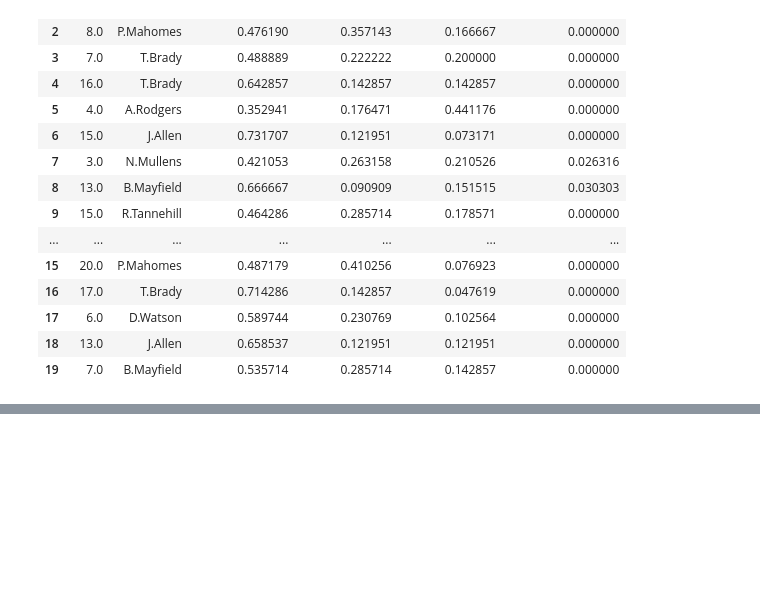
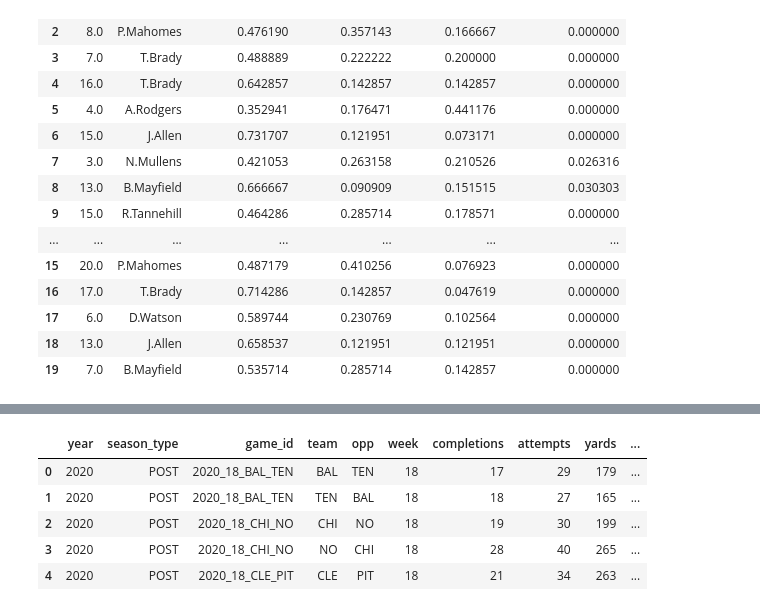
Before and after one commit to shind07/nfl-data, a Jupyter notebook: notebooks/passing_refactor.ipynb, the cells around one changed output, grey strips where cells are left out. Cells and saved outputs as stored; diff of their text form; code cells hidden in the pictures; blank space fills up the shorter version.

```diff
--- a/notebooks/passing_refactor.ipynb
+++ b/notebooks/passing_refactor.ipynb
@@ -433,0 +451,30 @@ df[['week', 'player'] + [col for col in df.columns if 'target' in col]].head(20)
+# %%
+def _transform(df):
+    grouping_cols = ['year', 'season_type', 'game_id', 'team', 'opp', 'week']
+    df = df.groupby(grouping_cols, as_index=False).sum()
+    df['target_share_wr'] = df['attempts_wr'] / df['attempts']
+    df['target_share_te'] = df['attempts_te'] / df['attempts']
+    df['target_share_rb'] = df['attempts_rb'] / df['attempts']
+    df['target_share_other'] = df['attempts_other'] / df['attempts']
+
+    df['air_yards_intended_share_wr'] = df['air_yards_intended_wr'] / df['air_yards_intended']
+    df['air_yards_intended_share_te'] = df['air_yards_intended_te'] / df['air_yards_intended']
+    df['air_yards_intended_share_rb'] = df['air_yards_intended_rb'] / df['air_yards_intended']
+
+    df['air_yards_completed_share_wr'] = df['air_yards_completed_wr'] / df['air_yards_completed']
+    df['air_yards_completed_share_te'] = df['air_yards_completed_te'] / df['air_yards_completed']
+    df['air_yards_completed_share_rb'] = df['air_yards_completed_rb'] / df['air_yards_completed']
+
+    df = df.replace([np.inf, -np.inf], np.nan)
+    return df.fillna(0)
+
+
+df = _transform(df)
+df.head()
+# %% [output]
+|  | year | season_type | game_id | team | opp | week | completions | attempts | yards | ... |
+| 0 | 2020 | POST | 2020_18_BAL_TEN | BAL | TEN | 18 | 17 | 29 | 179 | ... |
+| 1 | 2020 | POST | 2020_18_BAL_TEN | TEN | BAL | 18 | 18 | 27 | 165 | ... |
+| 2 | 2020 | POST | 2020_18_CHI_NO | CHI | NO | 18 | 19 | 30 | 199 | ... |
+| 3 | 2020 | POST | 2020_18_CHI_NO | NO | CHI | 18 | 28 | 40 | 265 | ... |
+| 4 | 2020 | POST | 2020_18_CLE_PIT | CLE | PIT | 18 | 21 | 34 | 263 | ... |
```
Also changed, not shown: parts of 7 cells of this notebook, 7 other files.
